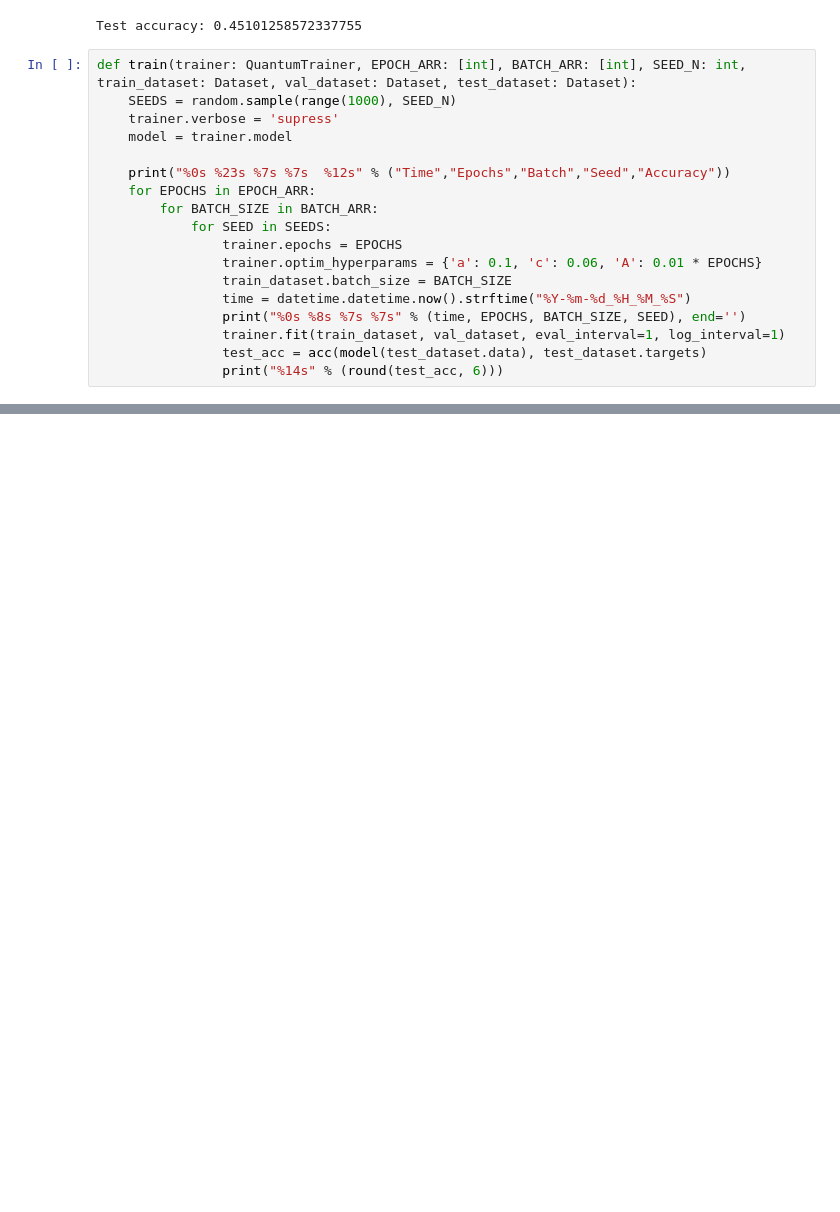
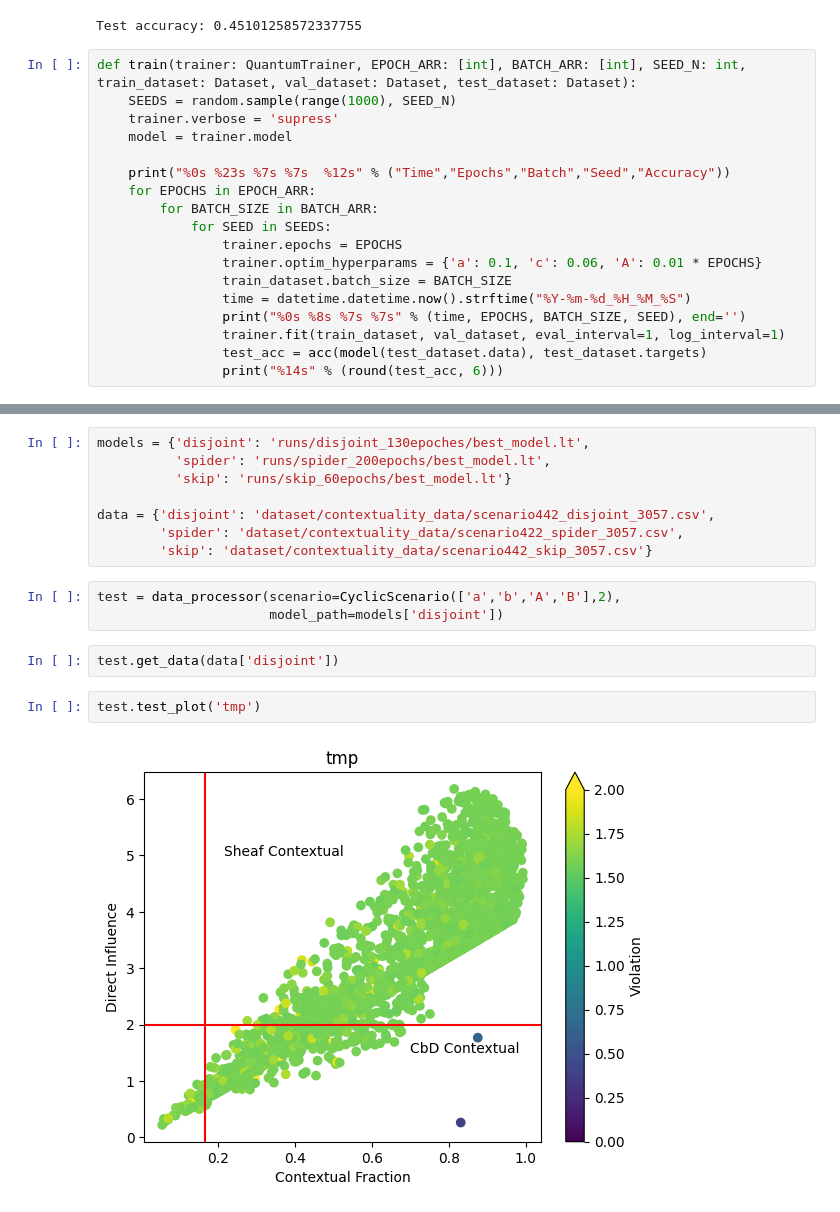
Before and after one commit to TilenLS/qnlp, a Jupyter notebook: main.ipynb, the cells around one changed output, grey strips where cells are left out. Saved outputs shown, nothing was run; the diff lists cells and outputs as text; blank space fills up the shorter version.

```diff
--- a/main.ipynb
+++ b/main.ipynb
@@ -317,0 +332,17 @@ tmp.plot_violation()
+# %%
+models = {'disjoint': 'runs/disjoint_130epoches/best_model.lt',
+          'spider': 'runs/spider_200epochs/best_model.lt',
+          'skip': 'runs/skip_60epochs/best_model.lt'}
+
+data = {'disjoint': 'dataset/contextuality_data/scenario442_disjoint_3057.csv',
+        'spider': 'dataset/contextuality_data/scenario422_spider_3057.csv',
+        'skip': 'dataset/contextuality_data/scenario442_skip_3057.csv'}
+# %%
+test = data_processor(scenario=CyclicScenario(['a','b','A','B'],2),
+                      model_path=models['disjoint'])
+# %%
+test.get_data(data['disjoint'])
+# %%
+test.test_plot('tmp')
+# %% [output]
+[figure, added]
```
Also changed, not shown: parts of 14 cells of this notebook, 32 other files.
